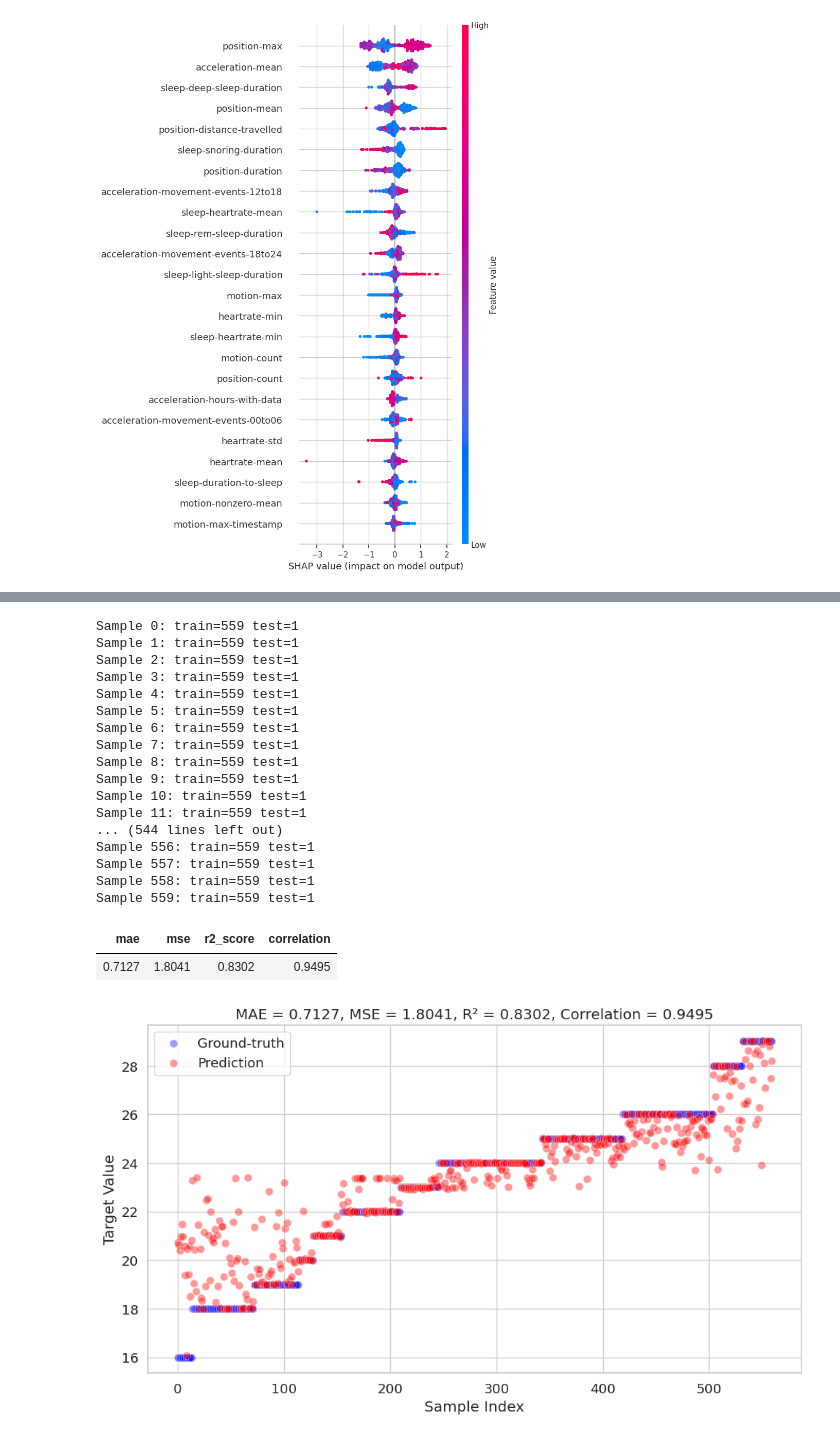
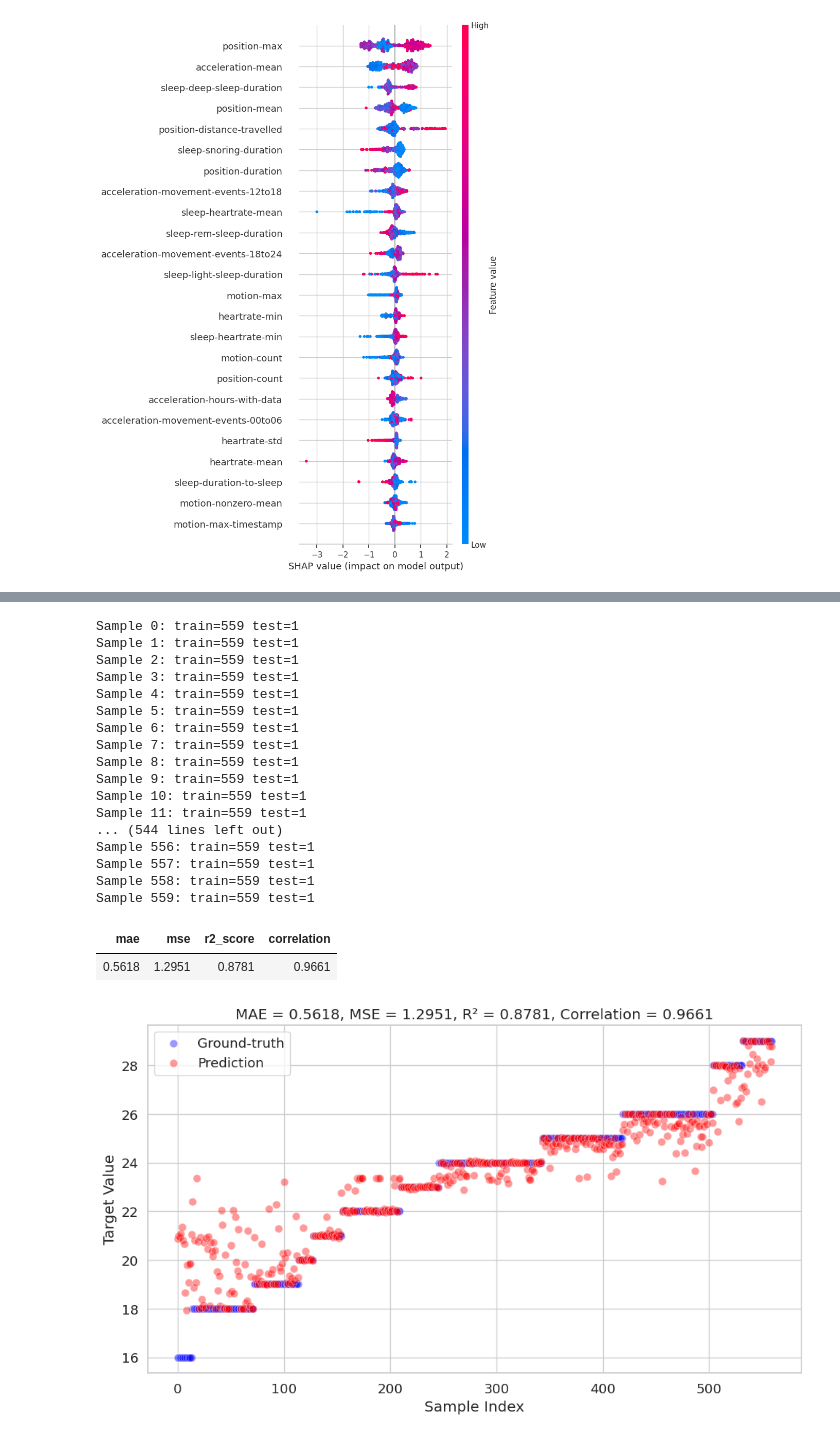
Before and after one commit to abedidev/maison-llf, a Jupyter notebook: modeling-daily.ipynb, the cells around one changed output, grey strips where cells are left out. Drawn from its saved outputs; the diff is of its cells as text; code cells hidden in the pictures.

```diff
--- a/modeling-daily.ipynb
+++ b/modeling-daily.ipynb
@@ -200,9 +201,14 @@ shap_df = pd.DataFrame({
 # display(shap_df)
 shap.summary_plot(np.vstack(SHAP), pd.DataFrame(np.vstack(X_TEST), columns=modalities), max_display=24)
 
-# Select the first num_features features based on SHAP importance
-num_features = 16
-x = np.array(data[shap_df['feature'].iloc[:16]])
+
+
+
+# Select the first num_features features based on SHAP importance + demographics
+num_features = 36
+x = np.array(data[
+    shap_df['feature'].iloc[:16].to_list() + demographics
+    ])
 # %% [output]
 Fold 1: train=448 test=112
 Fold 2: train=448 test=112
@@ -243,7 +249,10 @@ for fold, (train_idx, test_idx) in enumerate(cv.split(x), start=1):
         verbose=False
     )
 
-    model.fit(x_train, y_train, eval_set=(x_test, y_test), use_best_model=True, early_stopping_rounds=100)
+    model.fit(x_train, y_train,
+              eval_set=(x_train, y_train),
+              use_best_model=True, early_stopping_rounds=100)
+
     y_preds = model.predict(x_test)
 
     Y_TRUES = np.append(Y_TRUES, y_test)
@@ -329,10 +338,13 @@ for fold, (train_idx, test_idx) in enumerate(cv.split(x, y, groups=p), start=1):
         loss_function='RMSE',
         verbose=False
     )
+    model.fit(x_train, y_train,
+              eval_set=(x_train, y_train),
+            #   eval_set=(x_test, y_test),
+              use_best_model=True, early_stopping_rounds=100)
+    y_preds = model.predict(x_test)
 
-    model.fit(x_train, y_train, eval_set=(x_test, y_test), use_best_model=True, early_stopping_rounds=100)
 
-    y_preds = model.predict(x_test)
 
     Y_TRUES = np.append(Y_TRUES, y_test)
     Y_PREDS = np.append(Y_PREDS, y_preds)
@@ -409,27 +421,15 @@ for fold, (train_idx, test_idx) in enumerate(cv.split(x), start=1):
     model = CatBoostRegressor(
         iterations=1000,
         learning_rate=.1,
-        depth=3,
+        depth=4,
         loss_function='RMSE',
         verbose=False
     )
-
-    model.fit(x_train, y_train, eval_set=(x_test, y_test), use_best_model=True, early_stopping_rounds=100)
+    model.fit(x_train, y_train,
+              eval_set=(x_train, y_train),
+            #   eval_set=(x_test, y_test),
+              use_best_model=True, early_stopping_rounds=100)
     y_preds = model.predict(x_test)
-
-
-    # ----- LightGBM
-    # train_data = lgb.Dataset(x_train, label=y_train)
-    # test_data = lgb.Dataset(x_test, label=y_test, reference=train_data)
-    # params = {
-    #     'objective': 'regression',
-    #     'metric': 'rmse',
-    #     'num_leaves': 31,
-    #     'learning_rate': 0.05,
-    #     'n_estimators': 100
-    # }
-    # model = lgb.train(params, train_data, valid_sets=[train_data, test_data])
-    # y_preds = model.predict(x_test, num_iteration=model.best_iteration)
 
 
     Y_TRUES = np.append(Y_TRUES, y_test)
@@ -458,32 +458,32 @@ sns.set(style="whitegrid", font_scale=1.2)
 
 plt.figure(figsize=(10, 6))
 sns.scatterplot(x=range(len(Y_TRUES)), y=Y_TRUES, label='Ground-truth', color='blue', alpha=0.4, s=60)
 sns.scatterplot(x=range(len(Y_PREDS)), y=Y_PREDS, label='Prediction', color='red', alpha=0.4, s=60)
 
 plt.xlabel('Sample Index')
 plt.ylabel('Target Value')
 plt.title(f"MAE = {mae:.4f}, MSE = {mse:.4f}, R² = {r2:.4f}, Correlation = {corr:.4f}")
 plt.legend(loc='best')
 plt.tight_layout()
 plt.show()
 # %% [output]
 Sample 0: train=559 test=1
 Sample 1: train=559 test=1
 Sample 2: train=559 test=1
 Sample 3: train=559 test=1
 Sample 4: train=559 test=1
 Sample 5: train=559 test=1
 Sample 6: train=559 test=1
 Sample 7: train=559 test=1
 Sample 8: train=559 test=1
 Sample 9: train=559 test=1
 Sample 10: train=559 test=1
 Sample 11: train=559 test=1
 ... (544 lines left out)
 Sample 556: train=559 test=1
 Sample 557: train=559 test=1
 Sample 558: train=559 test=1
 Sample 559: train=559 test=1
 | mae | mse | r2_score | correlation |
-| 0.7127 | 1.8041 | 0.8302 | 0.9495 |
+| 0.5618 | 1.2951 | 0.8781 | 0.9661 |
-[figure, old version]
+[figure, new version]
```
Also changed, not shown: parts of 4 cells of this notebook.
